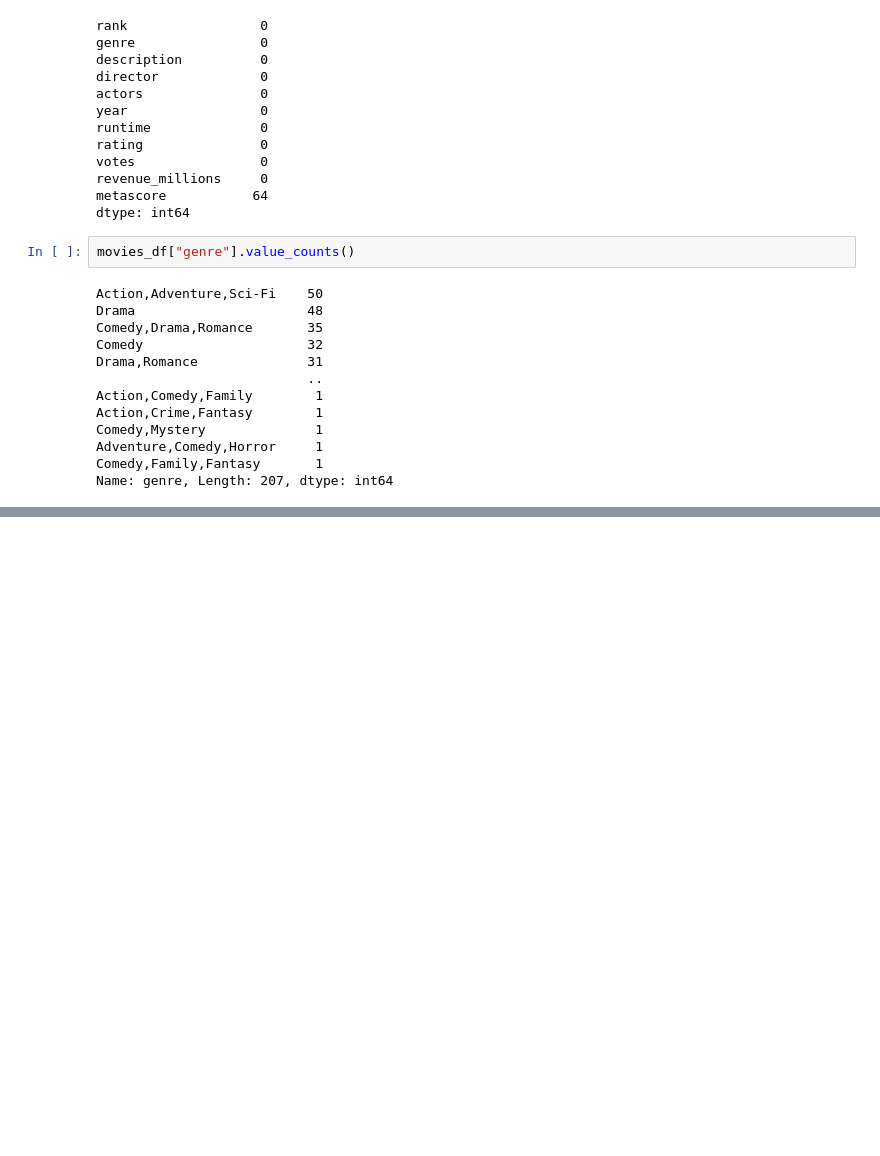
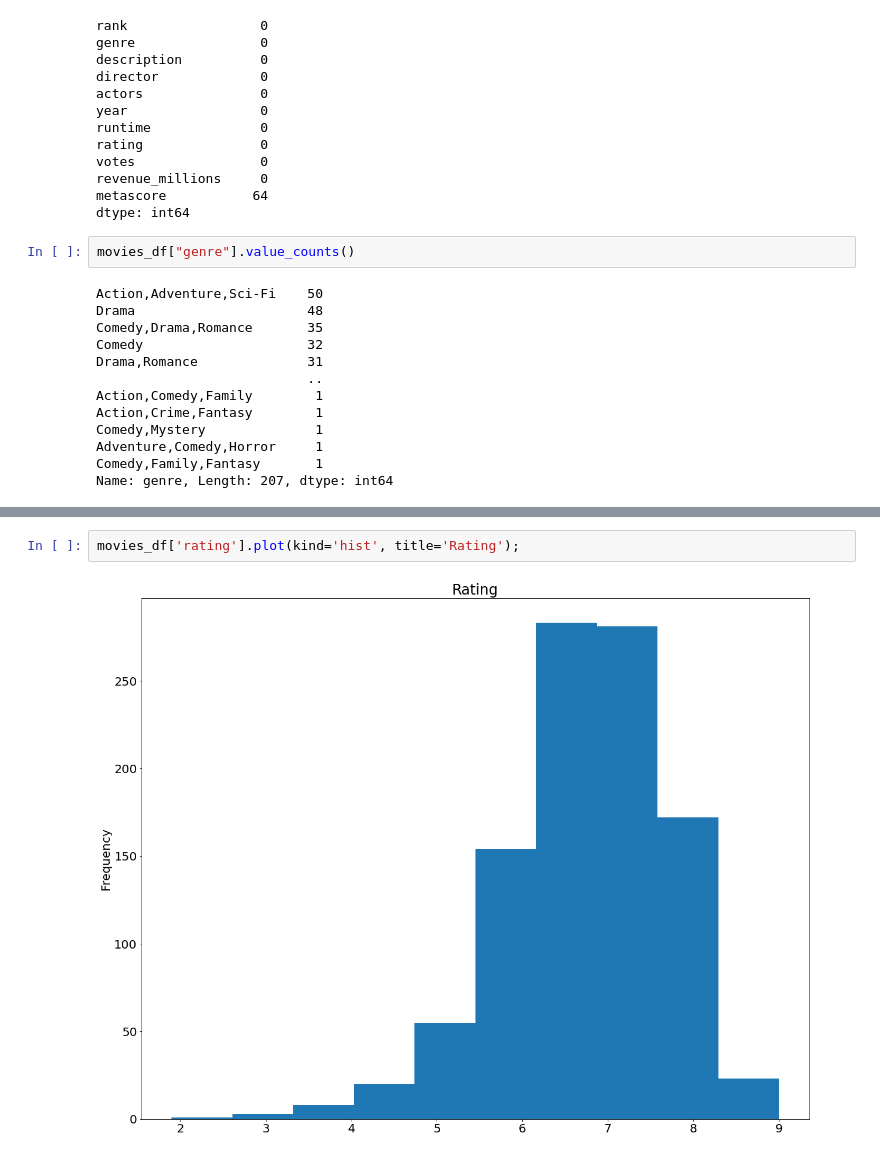
Before and after one commit to NealRame/python-pandas-tutorial1, a Jupyter notebook: pandas-first-step.ipynb, the cells around one changed output, grey strips where cells are left out. Drawn from its saved outputs; the diff is of its cells as text; blank space fills up the shorter version.

```diff
--- a/pandas-first-step.ipynb
+++ b/pandas-first-step.ipynb
@@ -286,0 +347,4 @@ Name: genre, Length: 207, dtype: int64
+# %%
+movies_df['rating'].plot(kind='hist', title='Rating');
+# %% [output]
+[figure, added]
```
Also changed, not shown: parts of 10 cells of this notebook.
